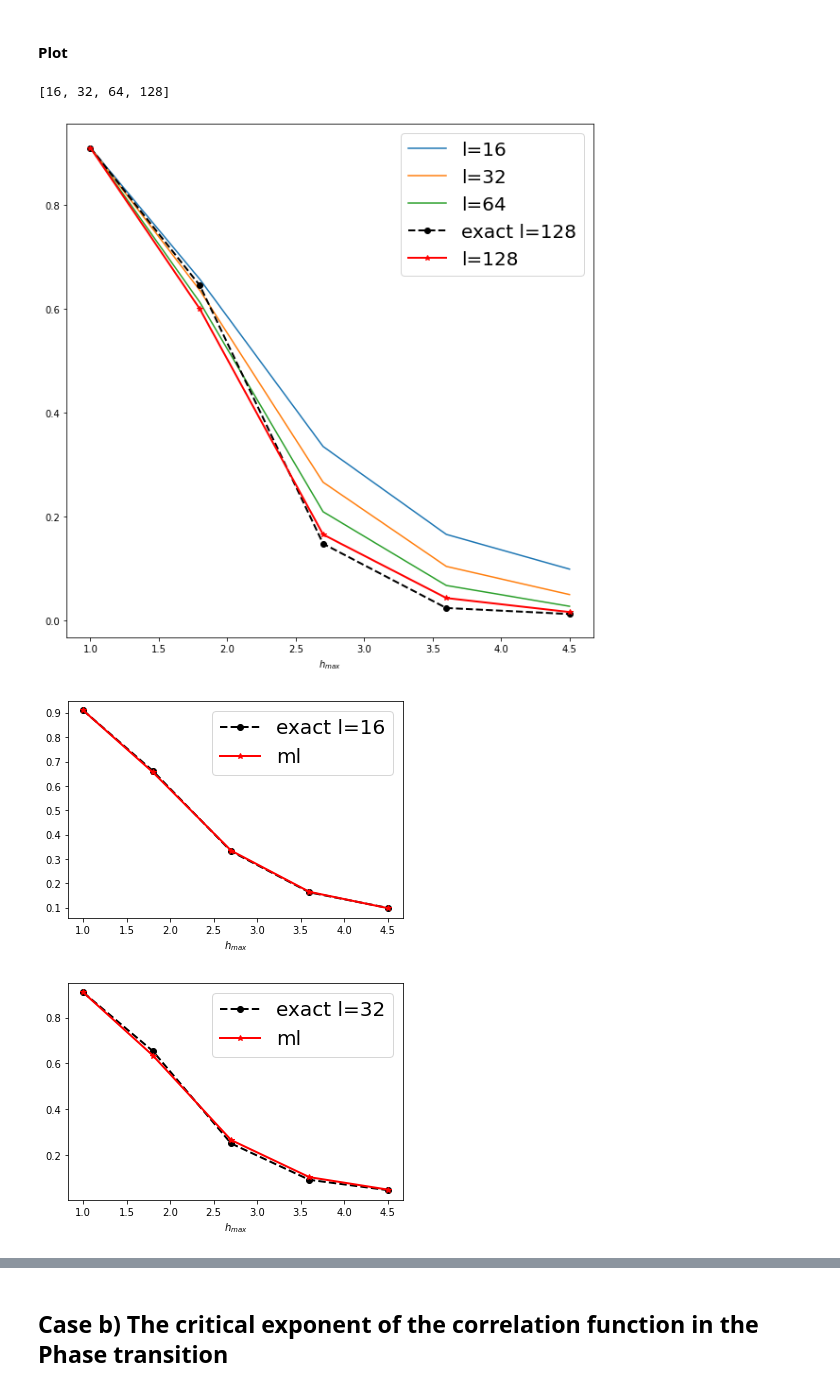
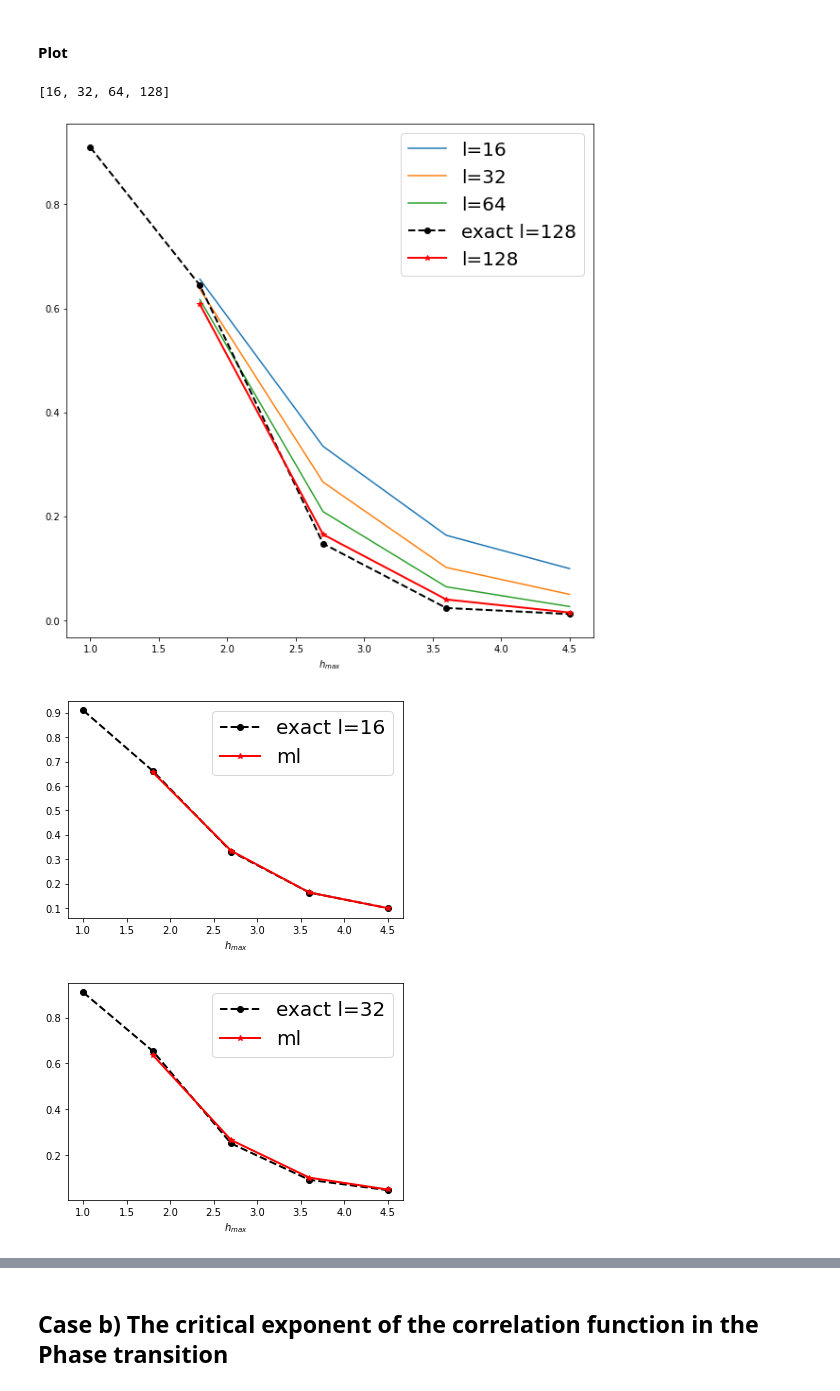
Before and after one commit to emacosta95/dft_for_ising, a Jupyter notebook: Correlation_function_analysis.ipynb, the cells around one changed output, grey strips where cells are left out. Saved outputs shown, nothing was run; the diff lists cells and outputs as text; code cells hidden in the pictures.

```diff
--- a/Correlation_function_analysis.ipynb
+++ b/Correlation_function_analysis.ipynb
@@ -86,28 +86,28 @@ for l in ls:
 # %%
 
 plt.figure(figsize=(10,10))
 print(ls)
 for i in range(len(ls)):
     #plt.plot(h_max,op_l[i],label=f'exact l={ls[i]}')
     if ls[i]==128:
         plt.plot(h_max,op_l[i],label='exact l=128',linestyle='--',linewidth=2,color='black',marker='o')
-        plt.plot(h_max,op_ml_l[i],label=f'l={ls[i]}',color='red',linewidth=2,marker='*')
+        plt.plot(h_max[1:],op_ml_l[i][1:],label=f'l={ls[i]}',color='red',linewidth=2,marker='*')
     else:
-        plt.plot(h_max,op_ml_l[i],label=f'l={ls[i]}')
+        plt.plot(h_max[1:],op_ml_l[i][1:],label=f'l={ls[i]}')
 
 plt.legend(fontsize=20)
 plt.xlabel(r'$h_{max}$')
 plt.show()
 
 for i in range(len(ls)):
     plt.plot(h_max,op_l[i],label=f'exact l={ls[i]}',linestyle='--',linewidth=2,color='black',marker='o')
-    plt.plot(h_max,op_ml_l[i],label=f'ml',color='red',linewidth=2,marker='*')
+    plt.plot(h_max[1:],op_ml_l[i][1:],label=f'ml',color='red',linewidth=2,marker='*')
 
     plt.legend(fontsize=20)
     plt.xlabel(r'$h_{max}$')
     plt.show()
 # %% [output]
 [16, 32, 64, 128]
-[figure, old version]
+[figure, new version]
-[figure, old version]
+[figure, new version]
-[figure, old version]
+[figure, new version]
```
Also changed, not shown: parts of 9 cells of this notebook, 9 other files.
